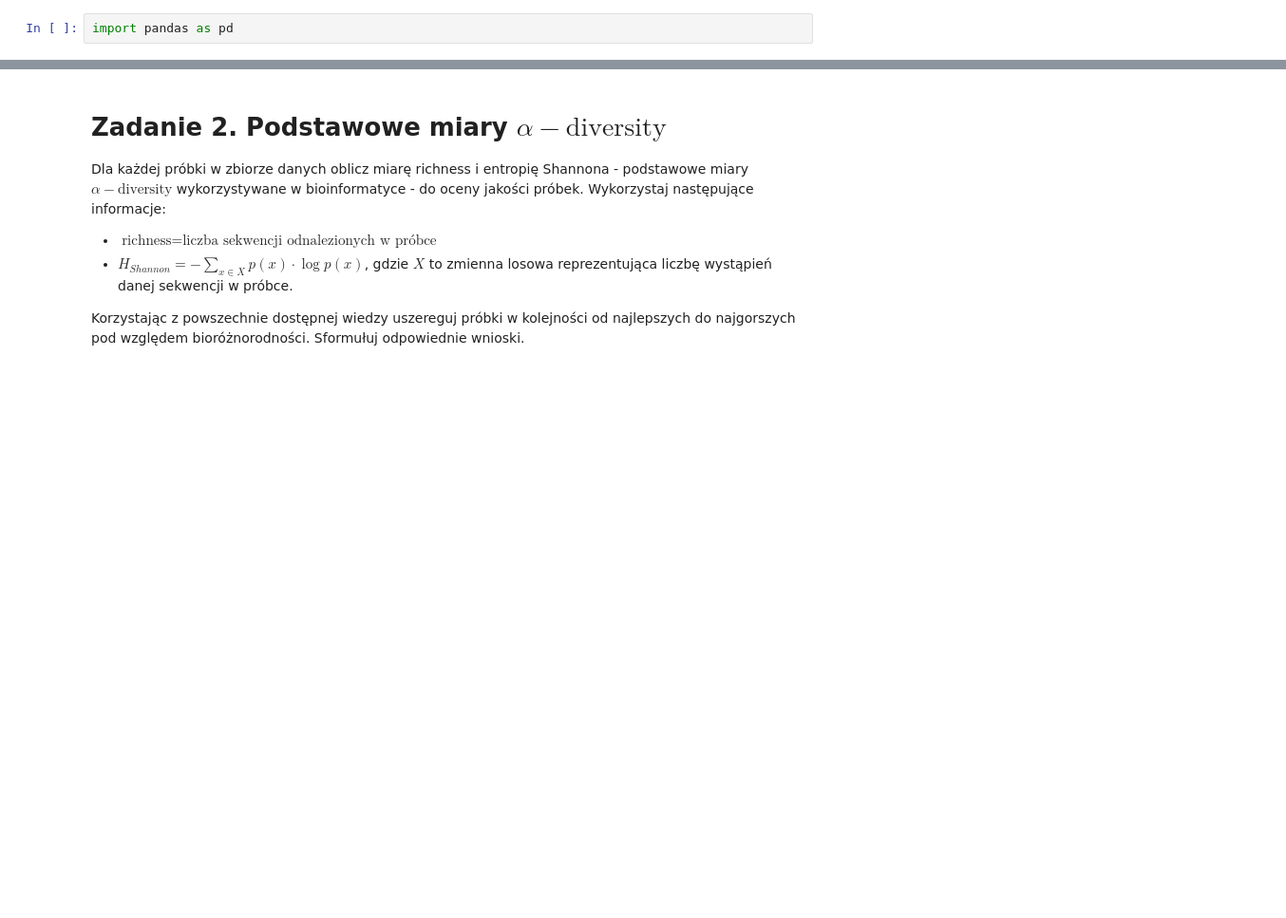
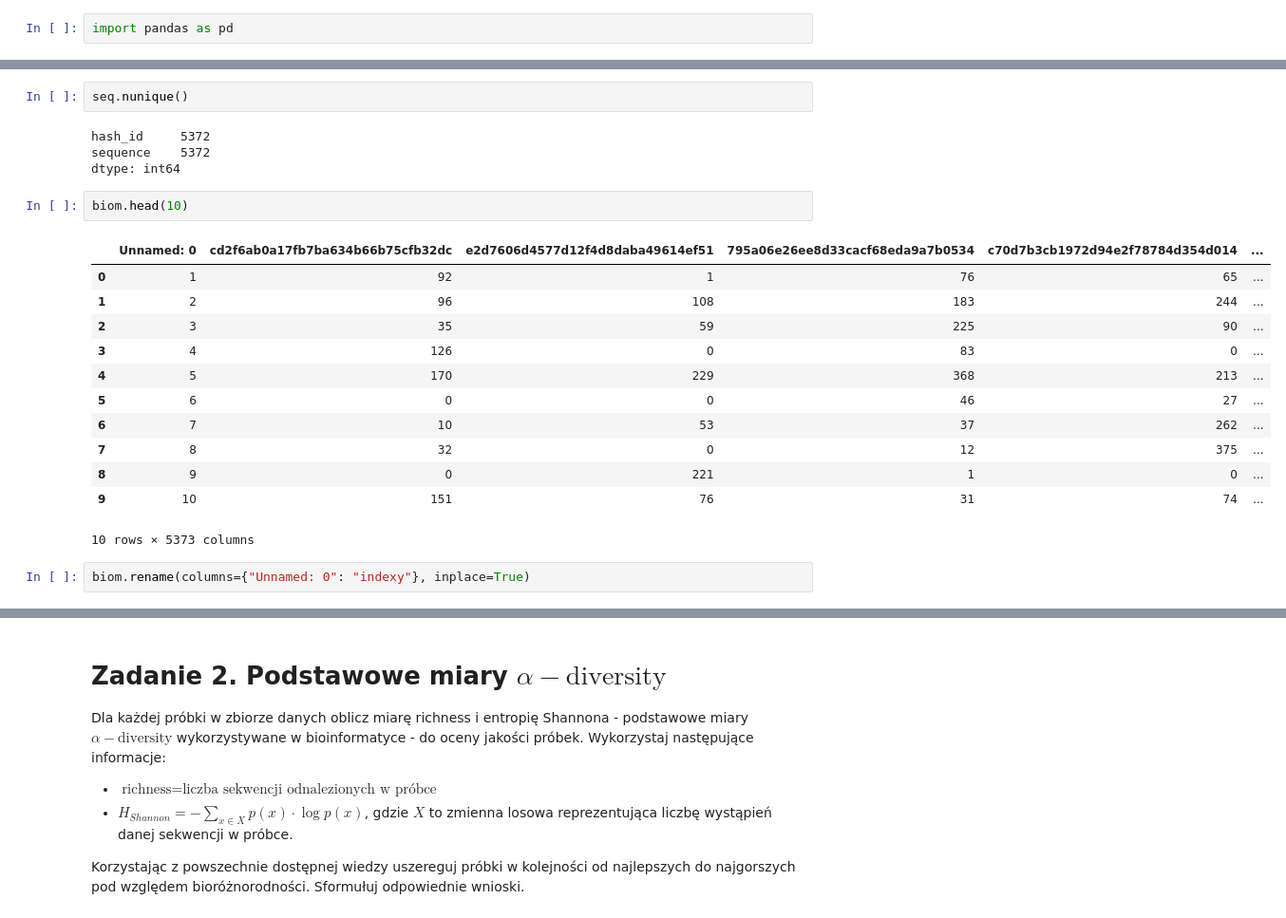
Before and after one commit to ligusoliwia/podstawy_programowania, a Jupyter notebook: moduły python/prace domowe/pandas_2.ipynb, the cells around one changed output, grey strips where cells are left out. Shown at 95% size. Drawn from its saved outputs; the diff is of its cells as text; blank space fills up the shorter version.

```diff
--- a/moduły python/prace domowe/pandas_2.ipynb
+++ b/moduły python/prace domowe/pandas_2.ipynb
@@ -22,0 +232,23 @@ tax_name = pd.read_csv("data/environmental/taxa_db.csv")
+# %%
+seq.nunique()
+# %% [output]
+hash_id     5372
+sequence    5372
+dtype: int64
+# %%
+biom.head(10)
+# %% [output]
+|  | Unnamed: 0 | cd2f6ab0a17fb7ba634b66b75cfb32dc | e2d7606d4577d12f4d8daba49614ef51 | 795a06e26ee8d33cacf68eda9a7b0534 | c70d7b3cb1972d94e2f78784d354d014 | ... |
+| 0 | 1 | 92 | 1 | 76 | 65 | ... |
+| 1 | 2 | 96 | 108 | 183 | 244 | ... |
+| 2 | 3 | 35 | 59 | 225 | 90 | ... |
+| 3 | 4 | 126 | 0 | 83 | 0 | ... |
+| 4 | 5 | 170 | 229 | 368 | 213 | ... |
+| 5 | 6 | 0 | 0 | 46 | 27 | ... |
+| 6 | 7 | 10 | 53 | 37 | 262 | ... |
+| 7 | 8 | 32 | 0 | 12 | 375 | ... |
+| 8 | 9 | 0 | 221 | 1 | 0 | ... |
+| 9 | 10 | 151 | 76 | 31 | 74 | ... |
+10 rows × 5373 columns
+# %%
+biom.rename(columns={"Unnamed: 0": "indexy"}, inplace=True)
```
Also changed, not shown: parts of 37 cells of this notebook, 4 other files.
